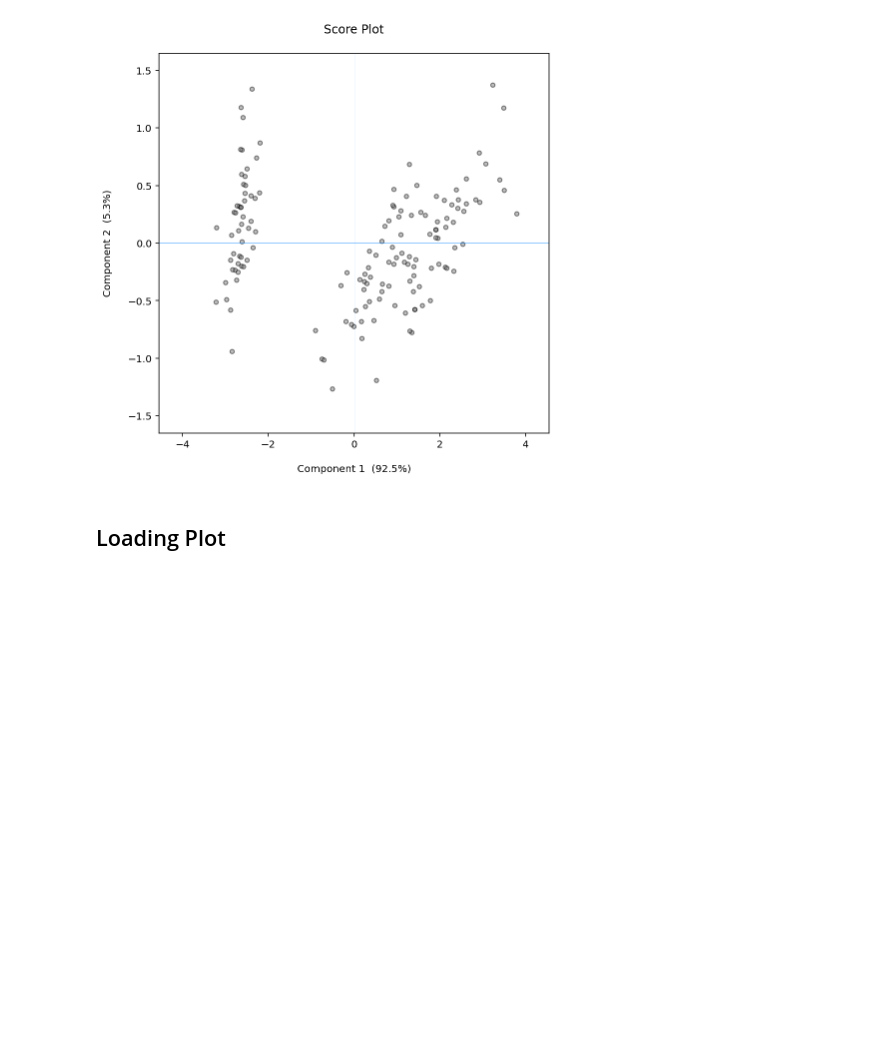
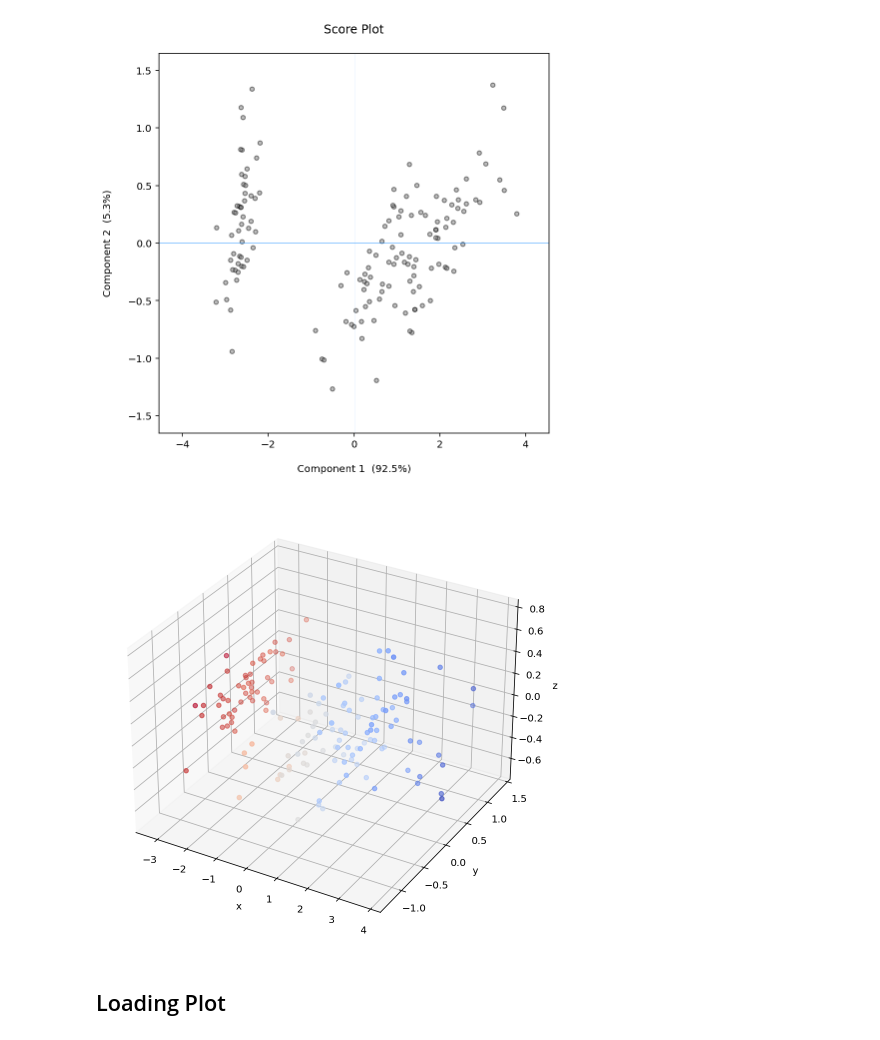
Before and after one commit to AaronNHorvitz/WanderingGoose, a Jupyter notebook: Sandbox/PCA Utility/001 PCA Build.ipynb, the cells around one changed output. Drawn from its saved outputs; the diff is of its cells as text; code cells hidden in the pictures; blank space fills up the shorter version.

```diff
--- a/Sandbox/PCA Utility/001 PCA Build.ipynb
+++ b/Sandbox/PCA Utility/001 PCA Build.ipynb
@@ -553,6 +565,29 @@ ax.set_title('Score Plot\n')
 plt.show()
 # %% [output]
 [figure]
+# %%
+comp_a = 1
+comp_b = 2
+comp_c = 3
+
+# Get principal components and eigenvectors
+p_components = calculate_principal_components(data)
+
+x_val = p_components[f"Principal Component {comp_a}"]
+y_val = p_components[f"Principal Component {comp_b}"]
+z_val = p_components[f"Principal Component {comp_c}"]
+
+#fig,ax = plt.subplots(1,1, figsize=(5,5))
+fig = plt.figure(figsize=(8,8))
+ax = plt.axes(projection='3d')
+ax.scatter3D(x_val,y_val,z_val, marker = 'o', c=x_val, cmap=mpl.cm.coolwarm_r)
+
+ax.set_xlabel('x')
+ax.set_ylabel('y')
+ax.set_zlabel('z')
+plt.show()
+# %% [output]
+[figure, added]
 # %% [markdown]
 ## Loading Plot
 # %%
```
Also changed, not shown: parts of 8 cells of this notebook.
